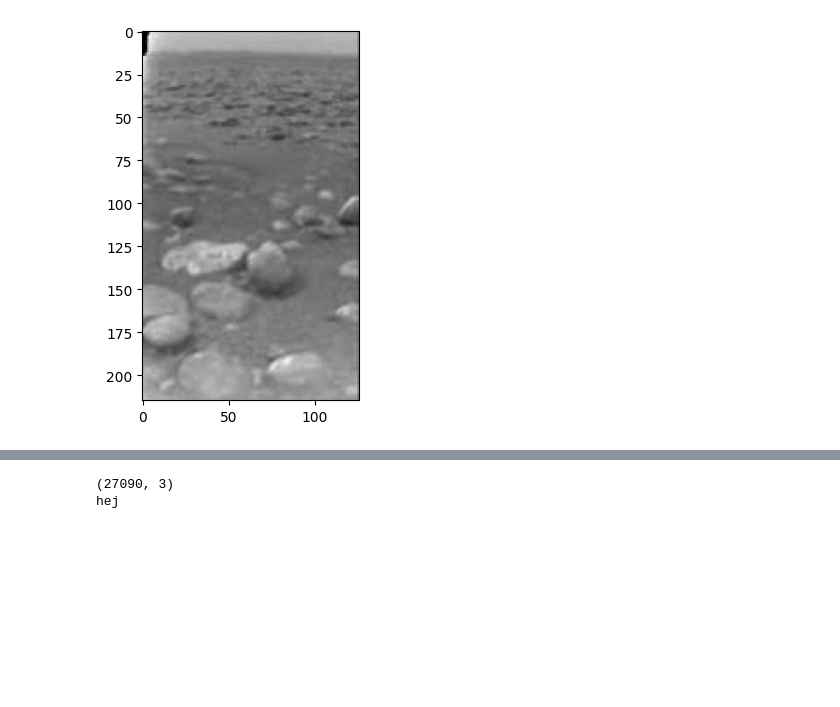
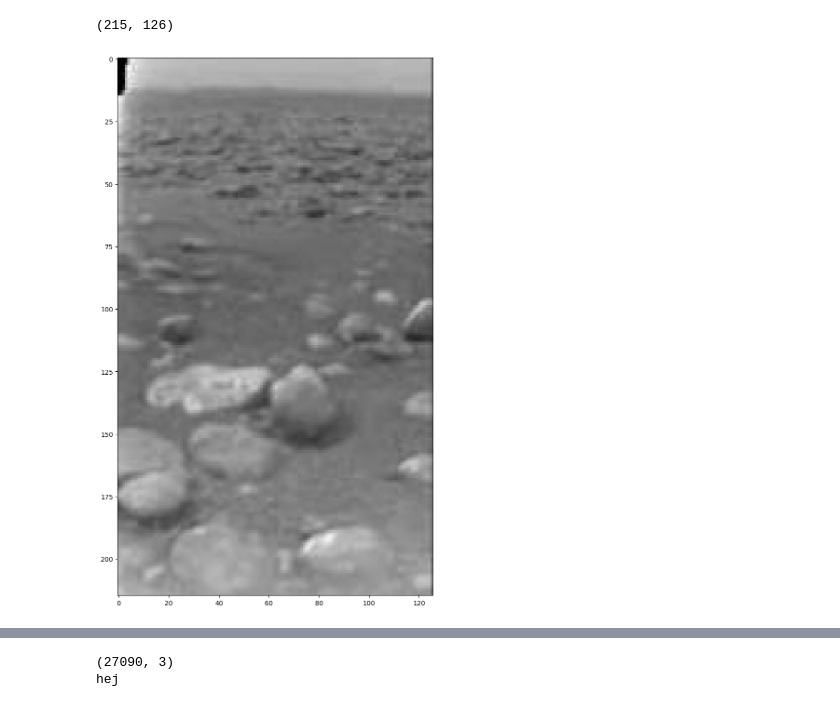
Before and after one commit to spjoliver/TMS016_DOG, a Jupyter notebook: Part 1/titan.ipynb, the cells around one changed output, grey strips where cells are left out. Drawn from its saved outputs; the diff is of its cells as text; code cells hidden in the pictures; blank space fills up the shorter version.

```diff
--- a/Part 1/titan.ipynb
+++ b/Part 1/titan.ipynb
@@ -10,18 +10,19 @@ from matlab_functions import *
 # %%
 
 
 titan = Image.open("titan.jpg")
 titan_array = np.array(titan).astype(np.double)
 tmax = titan_array.max()
 tmin = titan_array.min()
 titan_array = titan_array / tmax
-titan_array.shape
+print(titan_array.shape)
 
 plt.imshow(titan_array, cmap="gray")
 plt.rcParams['figure.figsize'] = [20, 15]
 plt.rcParams['figure.dpi'] = 100
 plt.show()
 
 titan_1d = titan_array.flatten()
 # %% [output]
+(215, 126)
-[figure, old version]
+[figure, new version]
```
Also changed, not shown: parts of 2 cells of this notebook.
